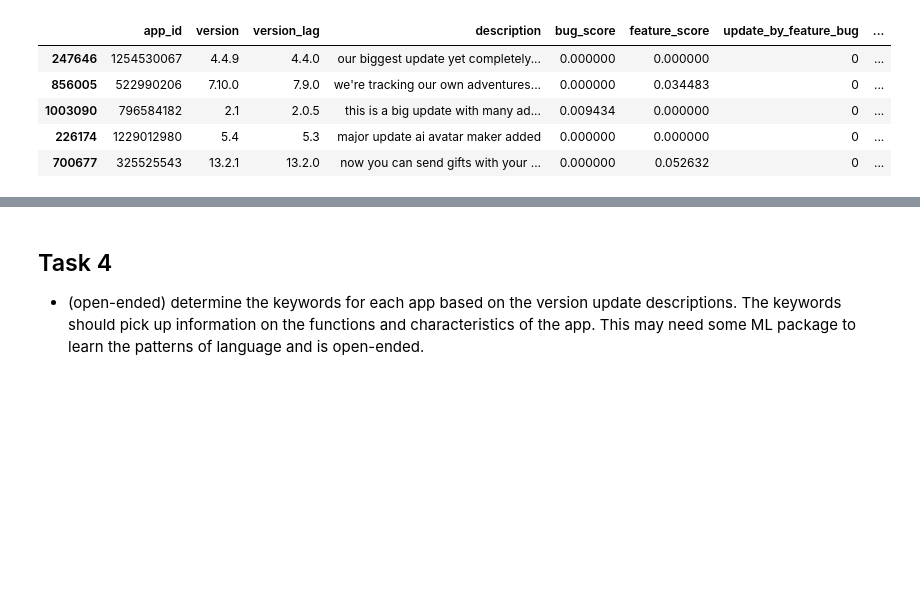
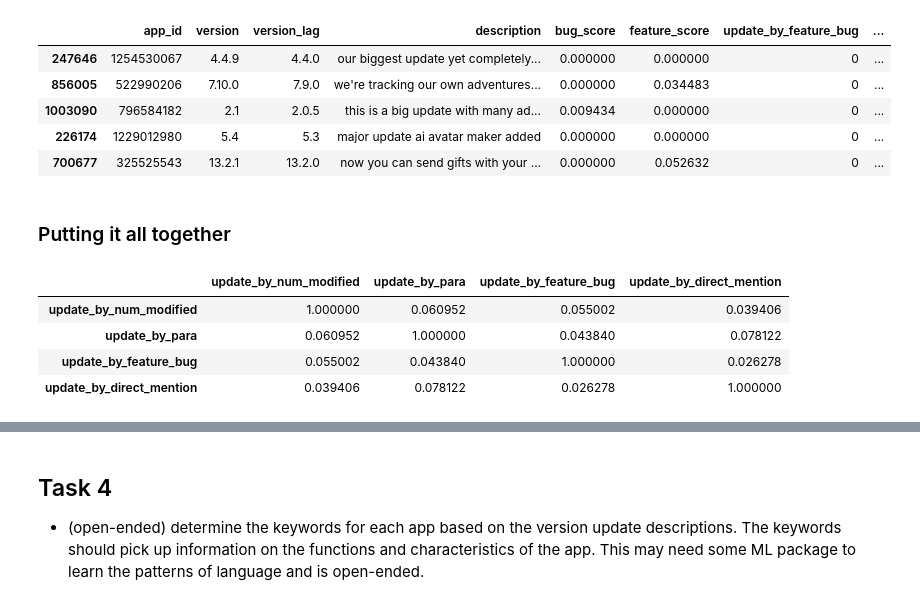
Before and after one commit to YileC928/app-data-privacy-proj, a Jupyter notebook: ios_app_update.ipynb, the cells around one changed output, grey strips where cells are left out. Drawn from its saved outputs; the diff is of its cells as text; code cells hidden in the pictures; blank space fills up the shorter version.

Commit message:
OS update mentions & summary of revision measure

```diff
--- a/ios_app_update.ipynb
+++ b/ios_app_update.ipynb
@@ -470,0 +502,3 @@ Name: para, dtype: float64
+# %%
+para_p90 = ios_df.groupby('app_id').agg(para_p90 = ('para', Quantile(0.9)))
+ios_df = pd.merge(ios_df, para_p90, on = 'app_id')
@@ -470,0 +517,8 @@ Name: para, dtype: float64
+# %%
+def update_by_para(row):
+    major = 0
+    if row['para']>row['para_p90']:
+        major = 1
+    return major
+# %%
+ios_df['update_by_para'] = ios_df.apply(update_by_para, axis=1)
@@ -620,7 +677,8 @@ ios_df[['update_by_direct_mention', 'update_by_num_modified', 'update_by_feature
 ios_df['description'] = ios_df['description'].apply(lambda x: x.lower())
 major_wds = ['major update', 'big update',  'huge update', 'importnat update', 'biggest update', 'critical update',
              'major revision','big revision','huge revision','importnat revision', 'biggest revision', 'critical revision',
-             'major improvement', 'big improvement', 'huge improvement','huge improvement', 'importnat improvement', 'biggest improvement', 'critical improvement']
+             'major improvement', 'big improvement', 'huge improvement','huge improvement', 'importnat improvement', 'biggest improvement', 'critical improvement',
+             'major upgrade', 'big upgrade',  'huge upgrade', 'importnat upgrade', 'biggest upgrade', 'critical upgrade']
 
 non_major_wds = [i+'s coming' for i in major_wds] + ['previous '+ i for i in major_wds] + \
                 ['stay tuned for a '+ i for i in major_wds] + [i+'is coming' for i in major_wds] +\
@@ -674,3 +732,14 @@ now you can send gifts with your cards! plus, we’re offering new membership an
 | 1003090 | 796584182 | 2.1 | 2.0.5 | this is a big update with many ad... | 0.009434 | 0.000000 | 0 | ... |
 | 226174 | 1229012980 | 5.4 | 5.3 | major update ai avatar maker added | 0.000000 | 0.000000 | 0 | ... |
 | 700677 | 325525543 | 13.2.1 | 13.2.0 | now you can send gifts with your ... | 0.000000 | 0.052632 | 0 | ... |
+# %% [markdown]
+### Putting it all together
+# %%
+ios_df[['update_by_num_modified', 'update_by_para',
+        'update_by_feature_bug', 'update_by_direct_mention']].corr() #slightly positively correlated
+# %% [output]
+|  | update_by_num_modified | update_by_para | update_by_feature_bug | update_by_direct_mention |
+| update_by_num_modified | 1.000000 | 0.060952 | 0.055002 | 0.039406 |
+| update_by_para | 0.060952 | 1.000000 | 0.043840 | 0.078122 |
+| update_by_feature_bug | 0.055002 | 0.043840 | 1.000000 | 0.026278 |
+| update_by_direct_mention | 0.039406 | 0.078122 | 0.026278 | 1.000000 |
```
Also changed, not shown: parts of 39 cells of this notebook.
